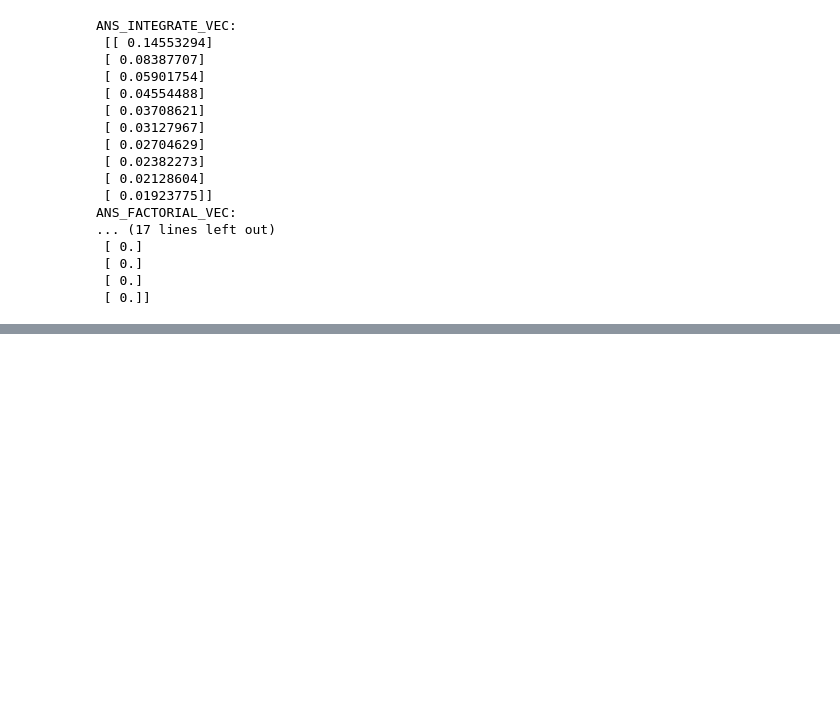
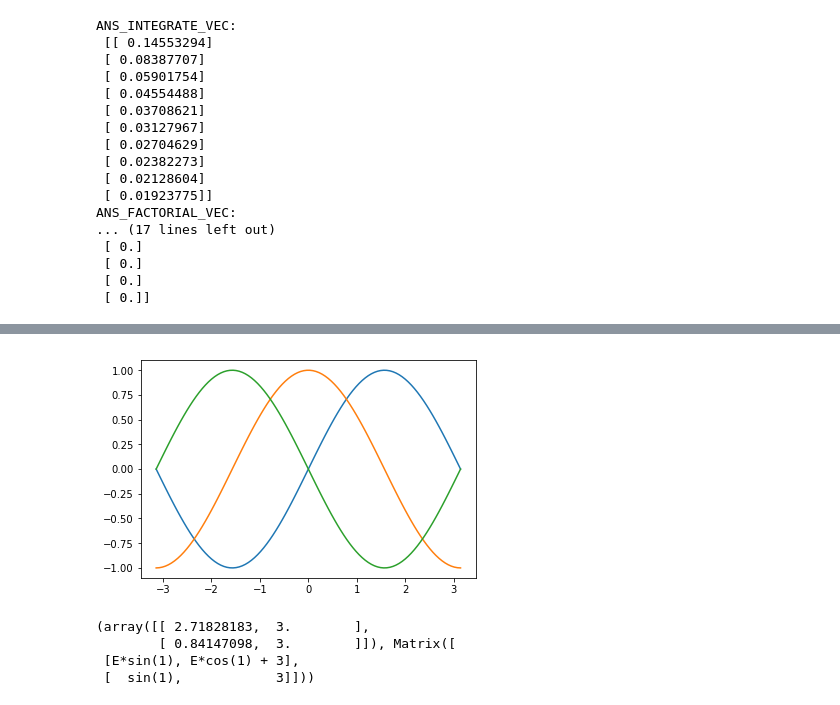
Before and after one commit to benlimsh/BootCamp2017, a Jupyter notebook: Labs/Computation/Week 4/computation_pset4.ipynb, the cells around one changed output, grey strips where cells are left out. Cells and saved outputs as stored; diff of their text form; code cells hidden in the pictures; blank space fills up the shorter version.

```diff
--- a/Labs/Computation/Week 4/computation_pset4.ipynb
+++ b/Labs/Computation/Week 4/computation_pset4.ipynb
@@ -532,0 +695,69 @@ ZeroDivisionError: integer division or modulo by zero
+# %%
+#DIFFERENTIATION Problem 7
+from matplotlib import pyplot as plt
+
+def taylor_exp(x, tol= 0.0001):
+    result = 0
+    cur_term = x
+    i = 1
+    j = 0
+
+    while (anp.abs(cur_term) >= tol):
+        cur_term = ((-1)**j)*(x**i)/np.math.factorial(i)
+        result += cur_term
+        j += 1
+        i += 2
+
+    return result
+
+def problem7():
+    sin_taylor_exp_1 = grad(taylor_exp)
+    sin_taylor_exp_2 = grad(grad(taylor_exp))
+    xvec = anp.linspace(-anp.pi, anp.pi, 100)
+    yvec0 = anp.zeros((len(xvec),1))
+    yvec1 = anp.zeros((len(xvec),1))
+    yvec2 = anp.zeros((len(xvec),1))
+    for i in range(len(xvec)):
+        yvec1[i] = sin_taylor_exp_1(xvec[i])
+        yvec2[i] = sin_taylor_exp_2(xvec[i])
+        yvec0[i] = taylor_exp(xvec[i])
+    plt.plot(xvec, yvec0)
+    plt.plot(xvec, yvec1)
+    plt.plot(xvec, yvec2)
+    plt.show()
+    return
+
+problem7()
+# %% [output]
+[figure, added]
+# %%
+#DIFFERENTIATION Problem 8
+from autograd import elementwise_grad
+from autograd import jacobian
+
+
+def problem8():
+    k = lambda q : anp.array([anp.exp(q[0])+(q[1]**3), 3*q[1] - anp.cos(q[0])])
+    jacobian_k = jacobian(k)
+    start_time = time.clock()
+
+    jacob_auto = jacobian_k(anp.array([1.,1.]))
+    auto_time = time.clock() - start_time
+
+    x = sy.symbols("x")
+    z = sy.symbols("z")
+
+    function = sy.lambdify(x, g(x), "numpy")
+    symat = sy.Matrix([sy.exp(x)*sy.sin(z) + z**3, 3*z - sy.cos(x)])
+    jacob_sy = symat.jacobian([x,z]).subs([(x,1),(z,1)])
+
+
+
+    return jacob_auto, jacob_sy
+
+problem8()
+# %% [output]
+(array([[ 2.71828183,  3.        ],
+        [ 0.84147098,  3.        ]]), Matrix([
+ [E*sin(1), E*cos(1) + 3],
+ [  sin(1),            3]]))
```
Also changed, not shown: parts of 26 cells of this notebook, 3 other files.
